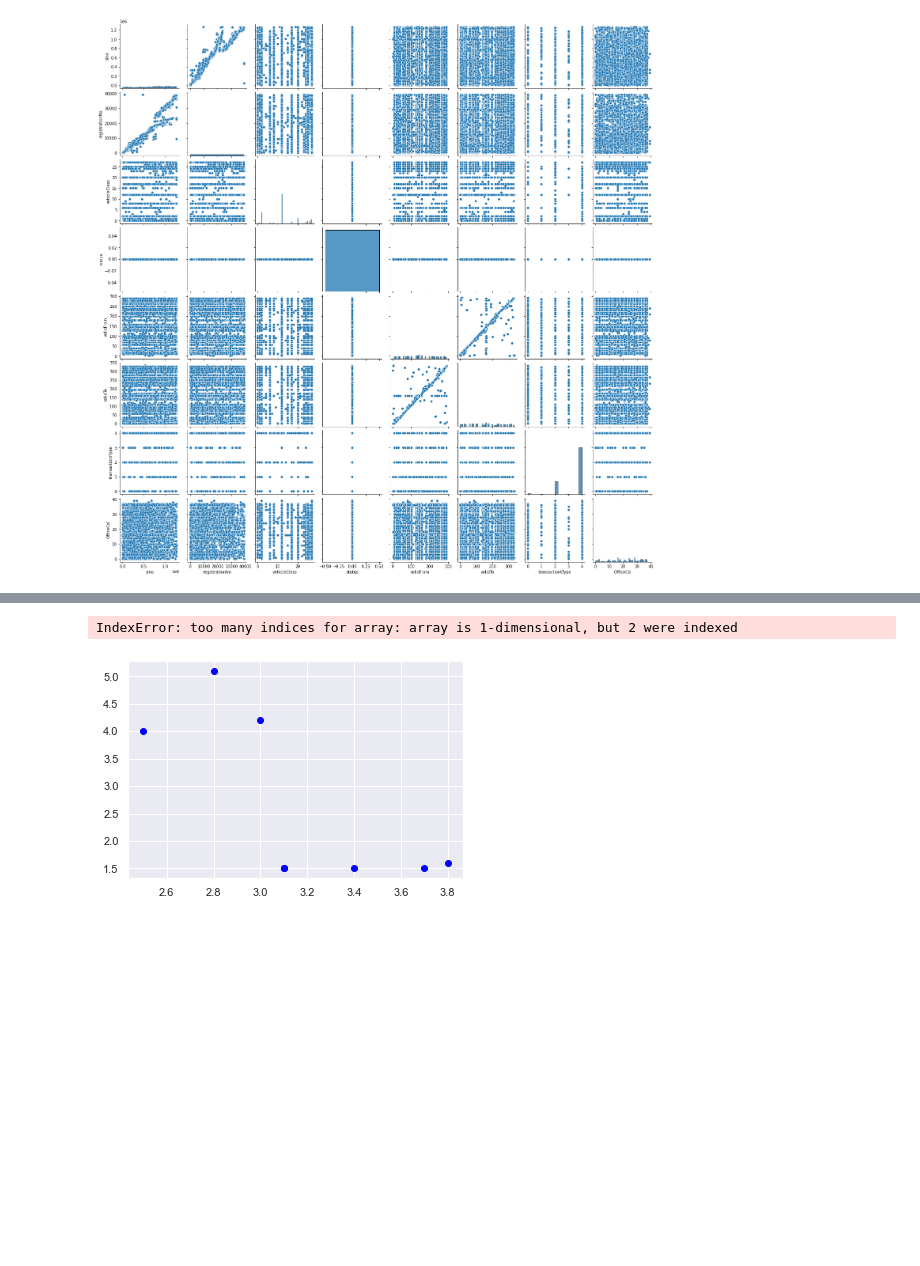
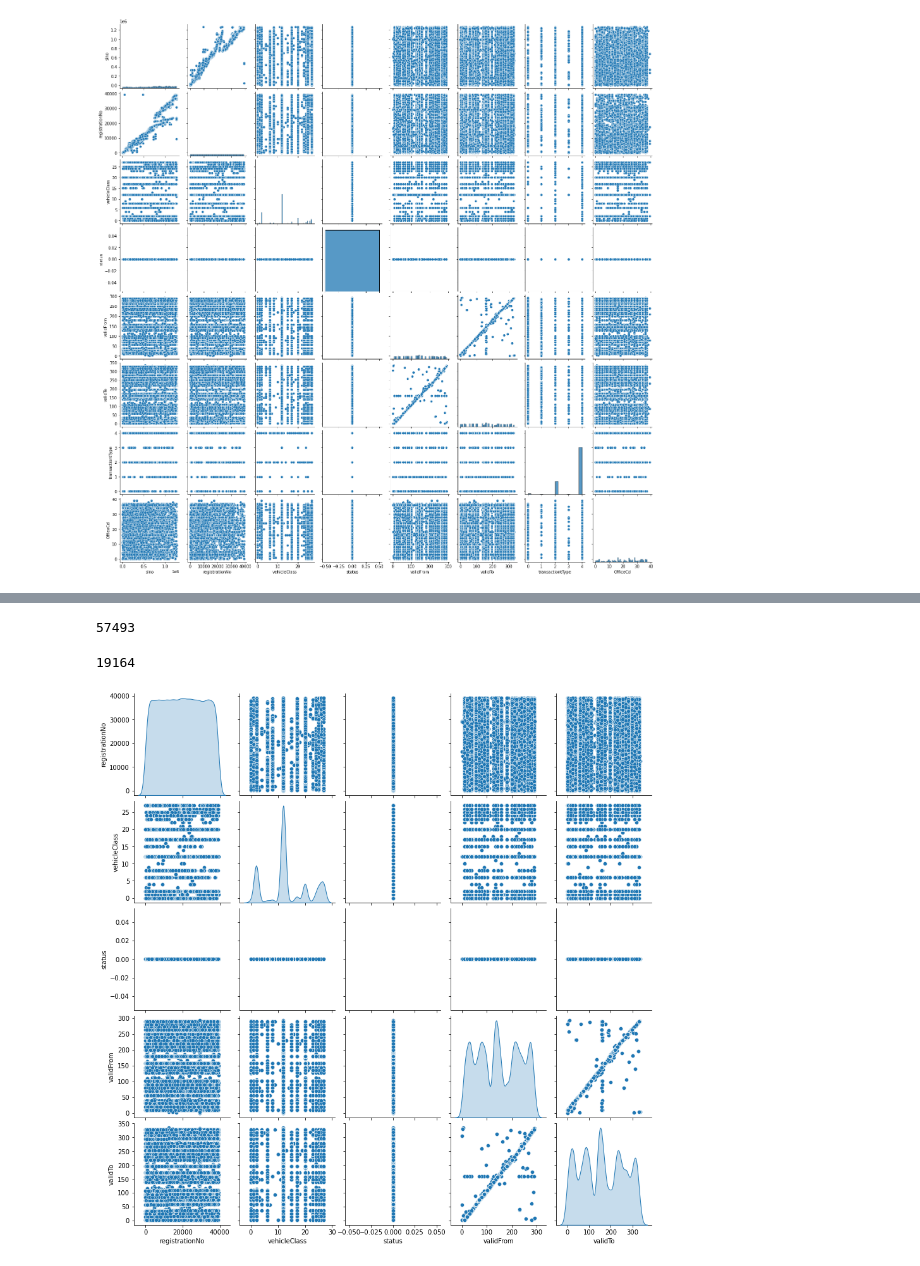
Before and after one commit to digitalhemanth/Data-Science, a Jupyter notebook: Scikit Learn/Sample_ds_with_spark.ipynb, the cells around one changed output, grey strips where cells are left out. Drawn from its saved outputs; the diff is of its cells as text; code cells hidden in the pictures; blank space fills up the shorter version.

```diff
--- a/Scikit Learn/Sample_ds_with_spark.ipynb
+++ b/Scikit Learn/Sample_ds_with_spark.ipynb
@@ -238,24 +200,11 @@ Shape Label Vector: (150, 1)
-# %%
-# Positive Data Points
-x_pos = np.array([x_orig[i] for i in range(len(x_orig))
-									if y_orig[i] == 1])
-
-# Negative Data Points
-x_neg = np.array([x_orig[i] for i in range(len(x_orig))
-									if y_orig[i] == 0])
-
-# Plotting the Positive Data Points
-plt.scatter(x_pos[:, 0], x_pos[:, 1], color = 'blue', label = 'Positive')
-
-# Plotting the Negative Data Points
-plt.scatter(x_neg[:, 0], x_neg[:, 1], color = 'red', label = 'Negative')
-
-plt.xlabel('Feature 1')
-plt.ylabel('Feature 2')
-plt.title('Plot of given data')
-plt.legend()
-
-plt.show()
-# %% [output]
-IndexError: too many indices for array: array is 1-dimensional, but 2 were indexed
-[figure, removed]
+# %%
+dataset = data.copy()
+train_dataset = dataset.sample(frac=0.75, random_state=1)
+len(train_dataset)
+# %% [output]
+57493
+# %%
+test_dataset = dataset.drop(train_dataset.index)
+len(test_dataset)
+# %% [output]
+19164
@@ -262,3 +218,7 @@ IndexError: too many indices for array: array is 1-dimensional, but 2 were index
+# %%
+sns.pairplot(train_dataset.iloc[:, 1:6], diag_kind='kde');
+# %% [output]
+[figure, added]
 # %%
 from sklearn.preprocessing import OneHotEncoder
 # Creating the One Hot Encoder
```
Also changed, not shown: parts of 8 cells of this notebook.
